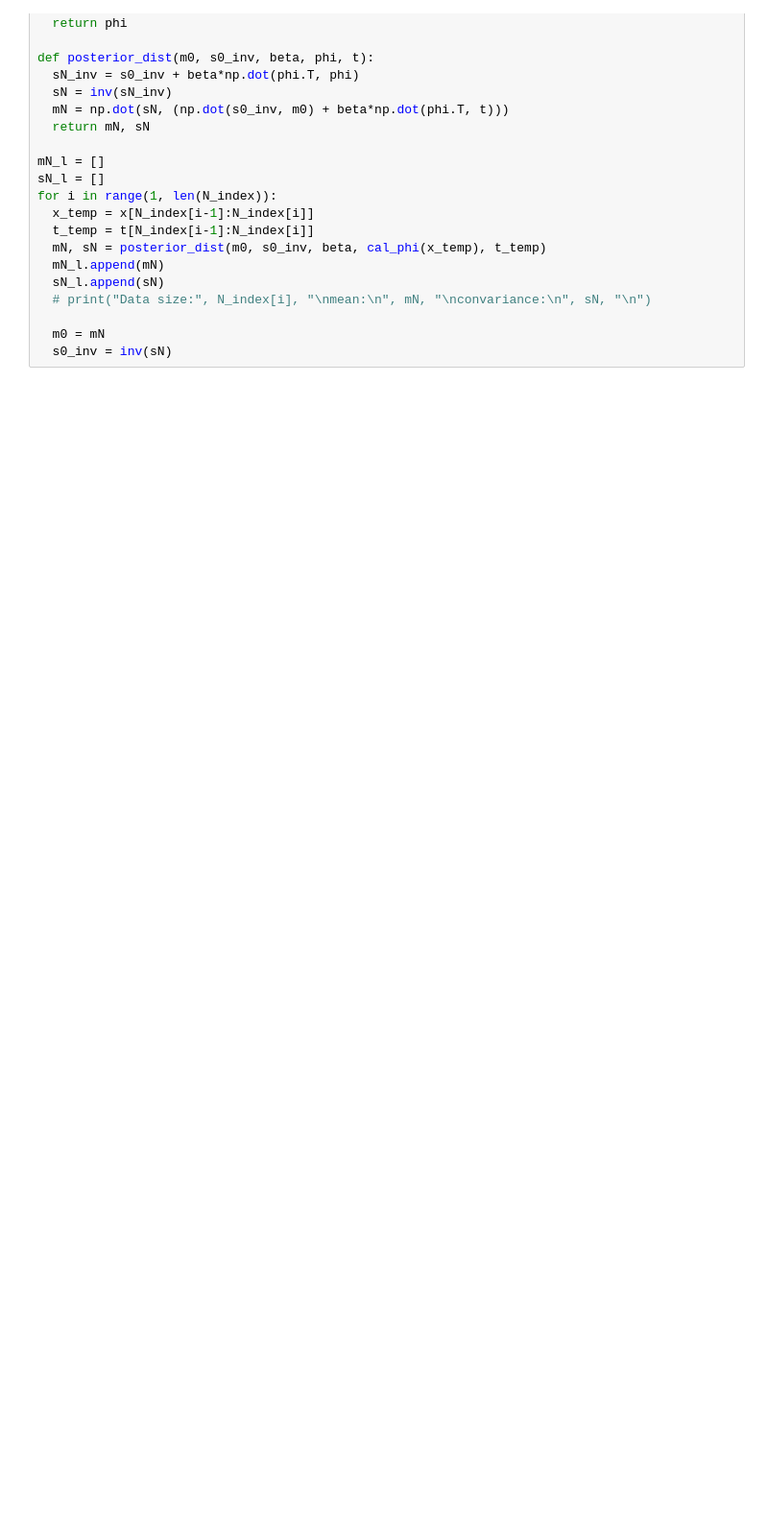
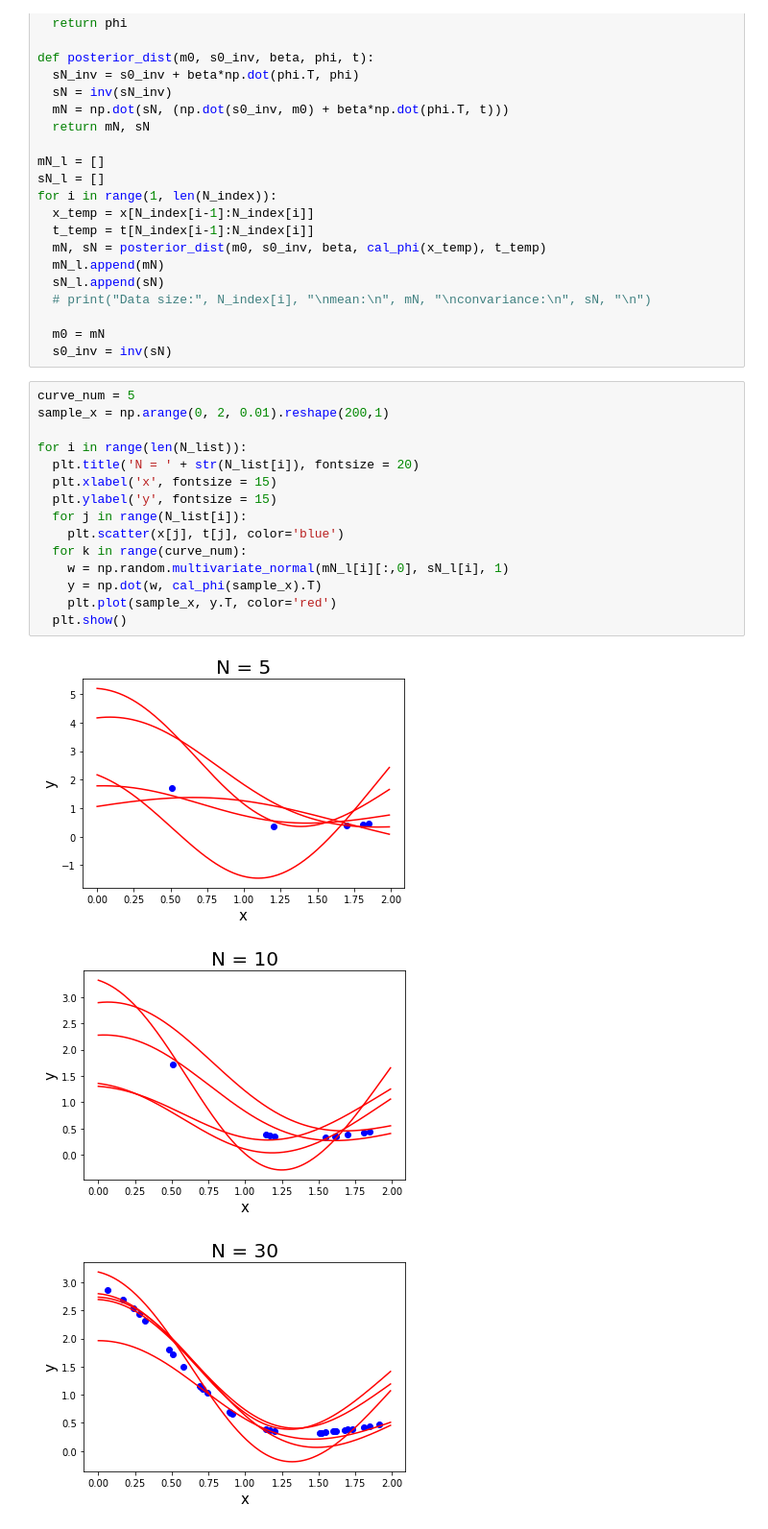
Before and after one commit to Louis5228/2020-Machine-Learning, a Jupyter notebook: 309512014_HW2.ipynb, the cells around one changed output. Shown: that part at 96% size. Cells and saved outputs as stored; diff of their text form; blank space fills up the shorter version.

Commit message:
plot curves sampled from the parameter posterior distribution

```diff
--- a/309512014_HW2.ipynb
+++ b/309512014_HW2.ipynb
@@ -53,3 +53,22 @@ for i in range(1, len(N_index)):
 
   m0 = mN
   s0_inv = inv(sN)
+# %%
+curve_num = 5
+sample_x = np.arange(0, 2, 0.01).reshape(200,1)
+
+for i in range(len(N_list)):
+  plt.title('N = ' + str(N_list[i]), fontsize = 20)
+  plt.xlabel('x', fontsize = 15)
+  plt.ylabel('y', fontsize = 15)
+  for j in range(N_list[i]):
+    plt.scatter(x[j], t[j], color='blue')
+  for k in range(curve_num):
+    w = np.random.multivariate_normal(mN_l[i][:,0], sN_l[i], 1)
+    y = np.dot(w, cal_phi(sample_x).T)
+    plt.plot(sample_x, y.T, color='red')
+  plt.show()
+# %% [output]
+[figure, added]
+[figure, added]
+[figure, added]
```
Also changed, not shown: parts of 2 cells of this notebook.
